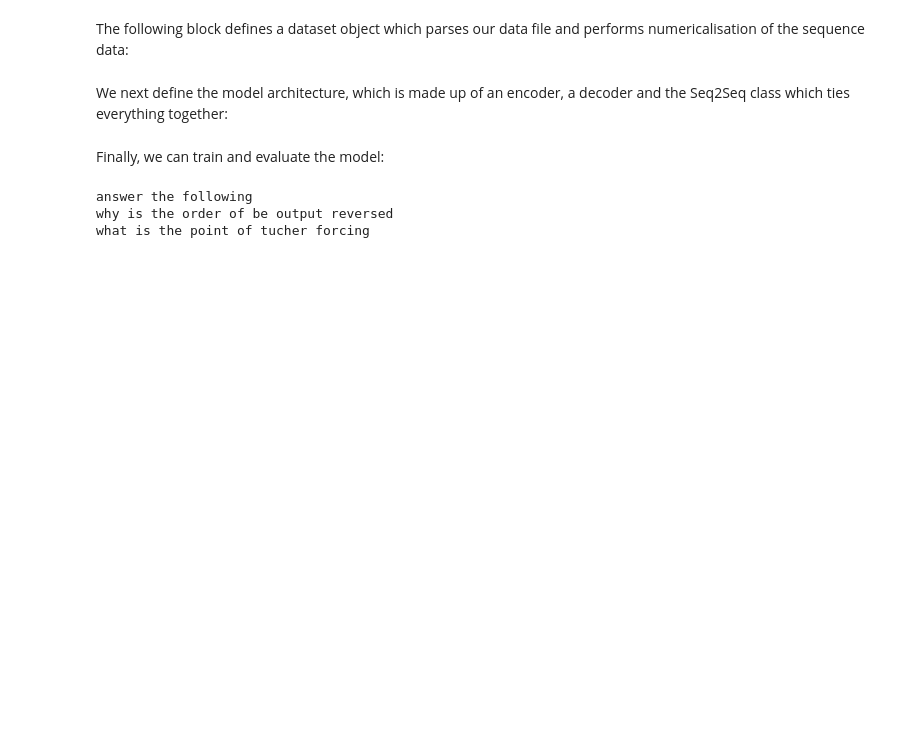
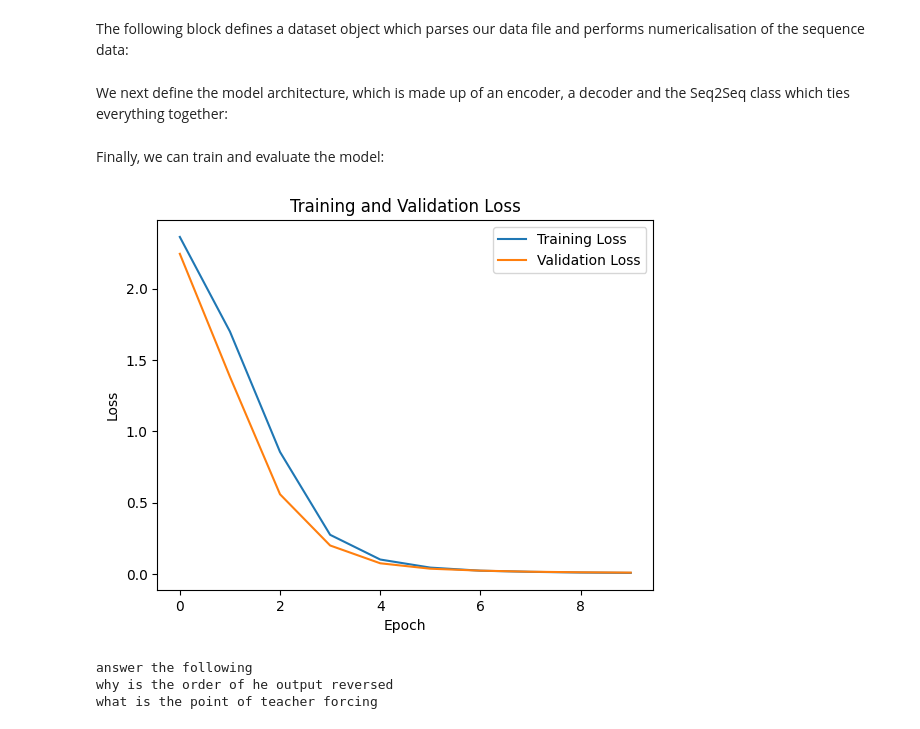
Before and after one commit to AndreiS22/deep_learning_labs, a Jupyter notebook: labex7_seq2seq.ipynb, the cells around one changed output. Cells and saved outputs as stored; diff of their text form; code cells hidden in the pictures; blank space fills up the shorter version.

Commit message:
Made plot for train and validation losses

```diff
--- a/labex7_seq2seq.ipynb
+++ b/labex7_seq2seq.ipynb
@@ -173,8 +173,12 @@ model = Seq2Seq(enc, dec).cuda()
 # %% [markdown]
 Finally, we can train and evaluate the model:
 # %%
+import matplotlib.pyplot as plt
+
 crit = nn.CrossEntropyLoss(ignore_index=ds.PAD_IDX)
 opt = optim.Adam(model.parameters())
+train_loss = []
+val_loss = []
 
 for e in range(10):
     model.train()
@@ -193,33 +197,45 @@ for e in range(10):
             y = y[1:].view(-1)
 
             loss = crit(pred, y)
             loss.backward()
             opt.step()
 
             epoch_loss = (epoch_loss*i + loss.item()) / (i+1)
 
             t.set_postfix(loss='{:05.3f}'.format(epoch_loss))
             t.update()
+        train_loss.append(epoch_loss)
 
     model.eval()
     with tqdm(total=len(valloader), desc='val') as t:
         with torch.no_grad():
             epoch_loss = 0
             for i, (x, y) in enumerate(valloader):
                 x = x.cuda()
                 y = y.cuda()
 
                 pred = model(x, y, teacher_forcing_ratio=0, padding_idx=ds.PAD_IDX)
 
                 pred_dim = pred.shape[-1]
                 pred = pred[1:].view(-1, pred_dim)
                 y = y[1:].view(-1)
 
                 loss = crit(pred, y)
                 epoch_loss = (epoch_loss*i + loss.item()) / (i+1)
 
                 t.set_postfix(loss='{:05.3f}'.format(epoch_loss))
                 t.update()
+            val_loss.append(epoch_loss)
+
+plt.plot(train_loss, label='Training Loss')
+plt.plot(val_loss, label='Validation Loss')
+plt.xlabel('Epoch')
+plt.ylabel('Loss')
+plt.title('Training and Validation Loss')
+plt.legend()
+plt.show()
+# %% [output]
+[figure, added]
 # %%
 def decode (code) :
   out = ''
@@ -232,8 +248,8 @@ def decode (code) :
 
 print(decode(".- -. ... .-- . .-. / - .... . / ..-. --- .-.. .-.. --- .-- .. -. --."))#ANSWER THE FOLLOWING
 print(decode(".-- .... -.-- / .. ... / - .... . / --- .-. -.. . .-. / --- ..-. / -.... . / --- ..- - .--. ..- - / .-. . ...- . .-. ... . -.."))#WHY IS THE ORDER OF THE OUTPUT REVERSED
-print(decode(".-- .... .- - / .. ... / - .... . / .--. --- .. -. - / --- ..-. / - ..- -.-. .... . .-. / ..-. --- .-. -.-. .. -. --."))#WHAT IS THE POINT OF TEACHER FORCING
+print(decode(".-- .... .- - / .. ... / - .... . / .--. --- .. -. - / --- ..-. / - . .- -.-. .... . .-. / ..-. --- .-. -.-. .. -. --."))#WHAT IS THE POINT OF TEACHER FORCING
 # %% [output]
 answer the following
-why is the order of be output reversed
-what is the point of tucher forcing
+why is the order of he output reversed
+what is the point of teacher forcing
```
